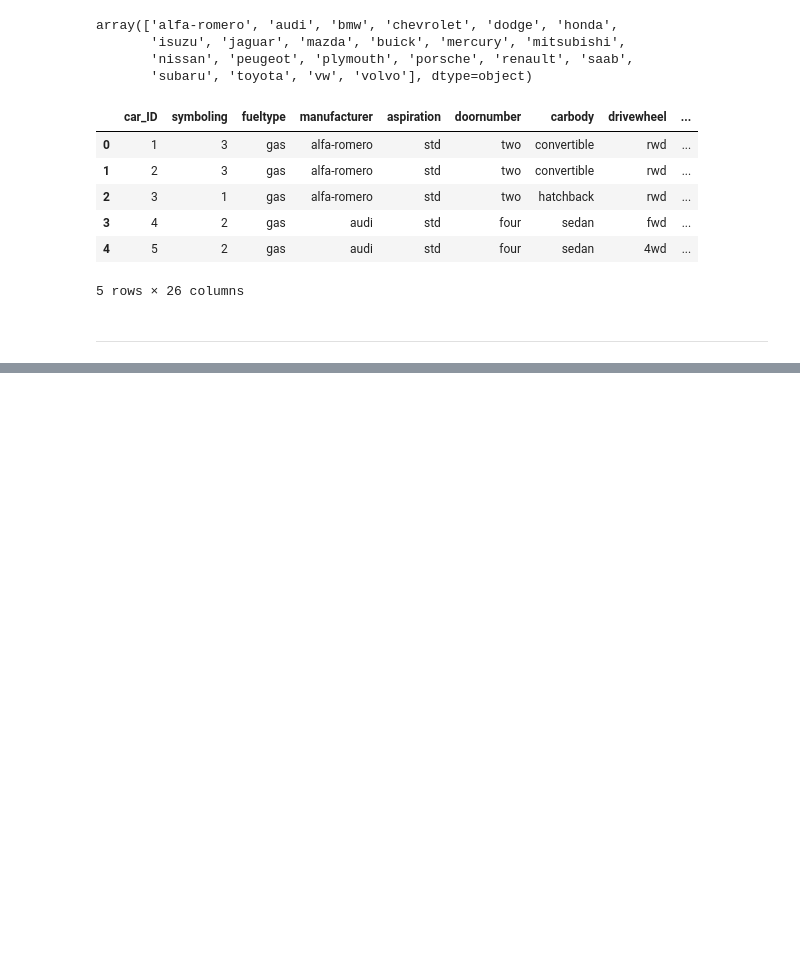
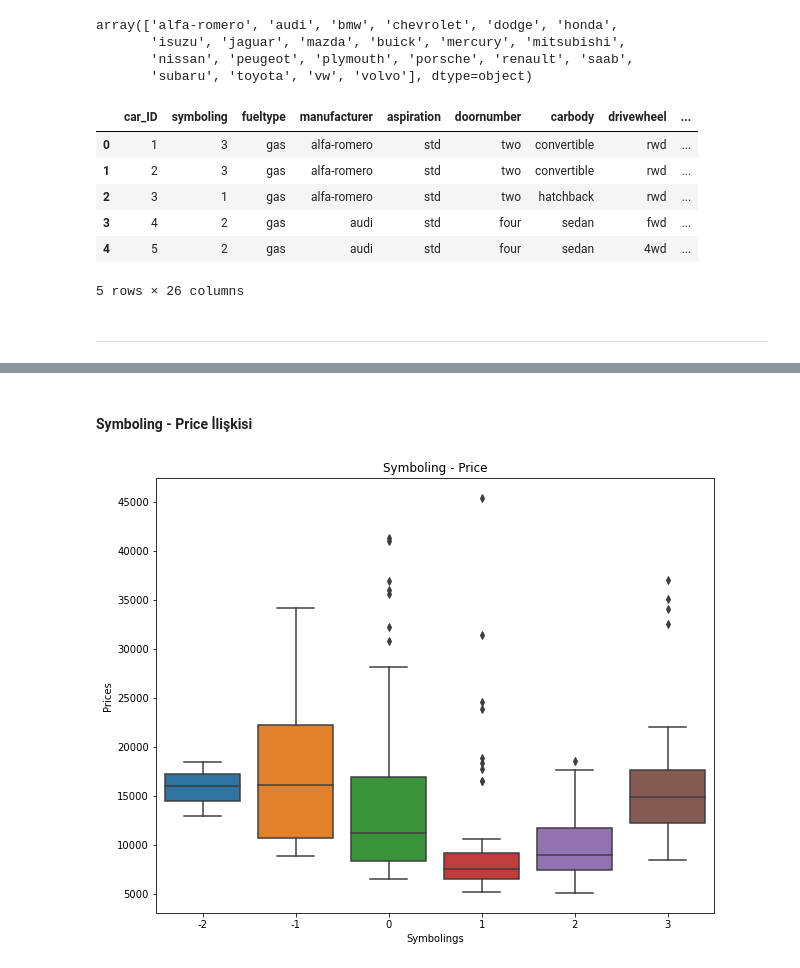
Before and after one commit to halimocakli/IntroductionToMachineLearning, a Jupyter notebook: Machine Learning - Musa Arda/7- Lineer Regresyon Projesi/LR_Proje_Araba_Fiyat_Tahmini.ipynb, the cells around one changed output, grey strips where cells are left out. Cells and saved outputs as stored; diff of their text form; code cells hidden in the pictures; blank space fills up the shorter version.

```diff
--- a/Machine Learning - Musa Arda/7- Lineer Regresyon Projesi/LR_Proje_Araba_Fiyat_Tahmini.ipynb
+++ b/Machine Learning - Musa Arda/7- Lineer Regresyon Projesi/LR_Proje_Araba_Fiyat_Tahmini.ipynb
@@ -410,0 +505,13 @@ data.head()
+# %% [markdown]
+#### Symboling - Price İlişkisi
+# %%
+plt.figure(figsize=(10, 8))
+
+sns.boxplot(x=data["symboling"], y=data["price"])
+
+plt.title("Symboling - Price")
+plt.xlabel("Symbolings")
+plt.ylabel("Prices")
+plt.show()
+# %% [output]
+[figure, added]
```
Also changed, not shown: parts of 40 cells of this notebook.
